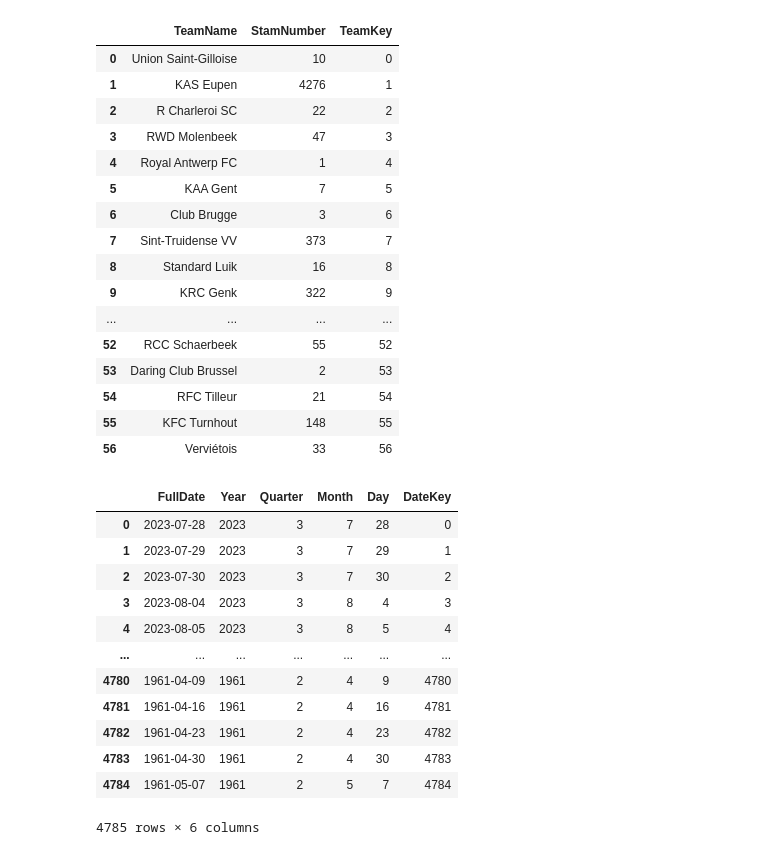
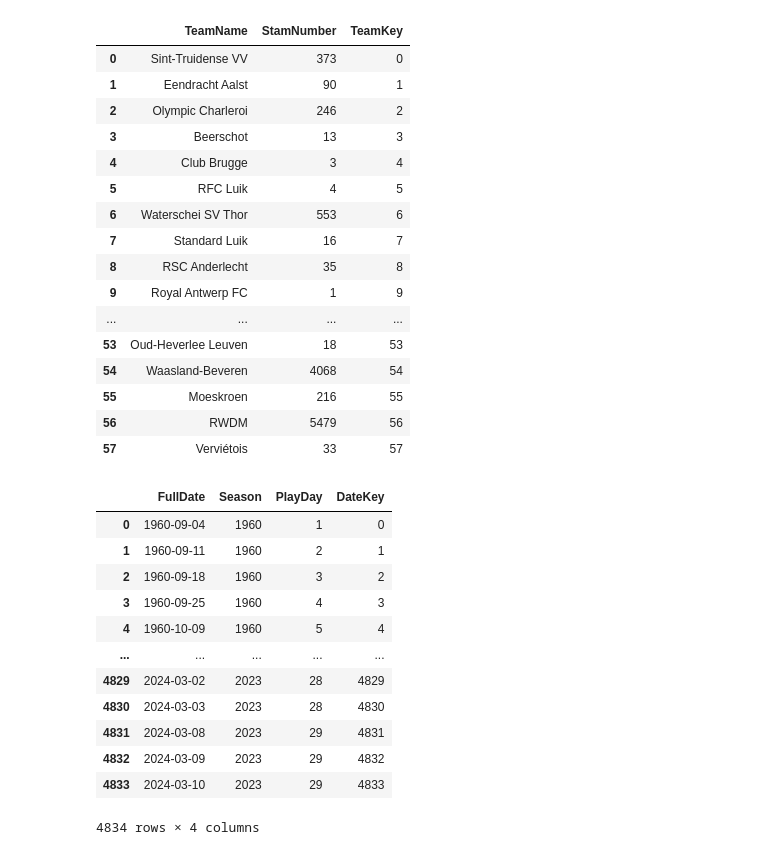
Before and after one commit to RobbeVDK/DEP1-2023-2024-groep04, a Jupyter notebook: bulk_insert_data.ipynb, the cells around one changed output. Drawn from its saved outputs; the diff is of its cells as text; code cells hidden in the pictures.

```diff
--- a/bulk_insert_data.ipynb
+++ b/bulk_insert_data.ipynb
@@ -1,15 +1,15 @@
 # %%
 import pandas as pd;
 # %%
-doelpunten_df = pd.read_csv('./csv/doelpunten.csv',sep=';',names=['seizoen', 'dag', 'datum', 'tijd', 'id_match', 'thuisploeg_stamnummer',
-       'thuisploeg', 'uitploeg', 'uitploeg_stamnummer', 'goal_time',
-       'real_time_goal', 'goal_team_naam', 'goal_team_stamnummer',
+doelpunten_df = pd.read_csv('./csv/lectoren_bestanden/doelpunten.csv',sep=';',names=['seizoen', 'dag', 'datum', 'tijd', 'id_match', 'thuisploeg_stamnummer',
+       'thuisploeg', 'uitploeg_stamnummer', 'uitploeg', 'goal_time',
+       'real_time_goal', 'goal_team_stamnummer', 'goal_team_naam',
        'stand_thuis', 'stand_uit'])
-klassement_df = pd.read_csv('./csv/klassement.csv',sep=';',names=['seizoen', 'speeldag', 'stand', 'id_ploeg', 'naam_ploeg',
+klassement_df = pd.read_csv('./csv/lectoren_bestanden/klassement.csv',sep=';',names=['seizoen', 'speeldag', 'stand', 'id_ploeg', 'naam_ploeg',
        'aantal_wedstrijden', 'aantal_gewonnen', 'aantal_gelijk',
        'aantal_verloren', 'doelpunten_voor', 'doelpunten_tegen', 'verschil',
        'punten_2p_links', 'punten_2p_rechts', 'punten_3p'])
-wedstrijden_df = pd.read_csv('./csv/wedstrijden.csv',sep=';',names=['seizoen', 'speeldag', 'datum', 'tijd', 'id_match',
+wedstrijden_df = pd.read_csv('./csv/lectoren_bestanden/wedstrijden.csv',sep=';',names=['seizoen', 'speeldag', 'datum', 'tijd', 'id_match',
        'thuisploeg_stamnummer', 'thuisploeg', 'uitploeg_stamnummer',
        'uitploeg', 'doelpunten_thuisploeg', 'doelpunten_uitploeg'])
 # %%
@@ -41,51 +42,48 @@ dim_team_df['TeamKey'] = dim_team_df.index
 dim_team_df
 # %% [output]
 |  | TeamName | StamNumber | TeamKey |
-| 0 | Union Saint-Gilloise | 10 | 0 |
-| 1 | KAS Eupen | 4276 | 1 |
-| 2 | R Charleroi SC | 22 | 2 |
-| 3 | RWD Molenbeek | 47 | 3 |
-| 4 | Royal Antwerp FC | 1 | 4 |
-| 5 | KAA Gent | 7 | 5 |
-| 6 | Club Brugge | 3 | 6 |
-| 7 | Sint-Truidense VV | 373 | 7 |
-| 8 | Standard Luik | 16 | 8 |
-| 9 | KRC Genk | 322 | 9 |
+| 0 | Sint-Truidense VV | 373 | 0 |
+| 1 | Eendracht Aalst | 90 | 1 |
+| 2 | Olympic Charleroi | 246 | 2 |
+| 3 | Beerschot | 13 | 3 |
+| 4 | Club Brugge | 3 | 4 |
+| 5 | RFC Luik | 4 | 5 |
+| 6 | Waterschei SV Thor | 553 | 6 |
+| 7 | Standard Luik | 16 | 7 |
+| 8 | RSC Anderlecht | 35 | 8 |
+| 9 | Royal Antwerp FC | 1 | 9 |
 | ... | ... | ... | ... |
-| 52 | RCC Schaerbeek | 55 | 52 |
-| 53 | Daring Club Brussel | 2 | 53 |
-| 54 | RFC Tilleur | 21 | 54 |
-| 55 | KFC Turnhout | 148 | 55 |
-| 56 | Verviétois | 33 | 56 |
+| 53 | Oud-Heverlee Leuven | 18 | 53 |
+| 54 | Waasland-Beveren | 4068 | 54 |
+| 55 | Moeskroen | 216 | 55 |
+| 56 | RWDM | 5479 | 56 |
+| 57 | Verviétois | 33 | 57 |
 # %%
 import pandas as pd
 
 
 dim_date_df = pd.DataFrame()
 dim_date_df['FullDate'] = pd.to_datetime(wedstrijden_df['datum'], format='%Y/%m/%d')
-dim_date_df['Year'] = pd.to_datetime(wedstrijden_df['datum'], format='%Y/%m/%d').dt.year
-dim_date_df['Quarter'] = pd.to_datetime(wedstrijden_df['datum'], format='%Y/%m/%d').dt.quarter
-dim_date_df['Month'] = pd.to_datetime(wedstrijden_df['datum'], format='%Y/%m/%d').dt.month
-dim_date_df['Day'] = pd.to_datetime(wedstrijden_df['datum'], format='%Y/%m/%d').dt.day
-
+dim_date_df['Season'] = wedstrijden_df['seizoen']
+dim_date_df['PlayDay'] = wedstrijden_df['speeldag']
 dim_date_df = dim_date_df.drop_duplicates()
 dim_date_df = dim_date_df.reset_index(drop=True)
 dim_date_df['DateKey'] = dim_date_df.index
 dim_date_df
 # %% [output]
-|  | FullDate | Year | Quarter | Month | Day | DateKey |
-| 0 | 2023-07-28 | 2023 | 3 | 7 | 28 | 0 |
-| 1 | 2023-07-29 | 2023 | 3 | 7 | 29 | 1 |
-| 2 | 2023-07-30 | 2023 | 3 | 7 | 30 | 2 |
-| 3 | 2023-08-04 | 2023 | 3 | 8 | 4 | 3 |
-| 4 | 2023-08-05 | 2023 | 3 | 8 | 5 | 4 |
-| ... | ... | ... | ... | ... | ... | ... |
-| 4780 | 1961-04-09 | 1961 | 2 | 4 | 9 | 4780 |
-| 4781 | 1961-04-16 | 1961 | 2 | 4 | 16 | 4781 |
-| 4782 | 1961-04-23 | 1961 | 2 | 4 | 23 | 4782 |
-| 4783 | 1961-04-30 | 1961 | 2 | 4 | 30 | 4783 |
-| 4784 | 1961-05-07 | 1961 | 2 | 5 | 7 | 4784 |
+|  | FullDate | Season | PlayDay | DateKey |
+| 0 | 1960-09-04 | 1960 | 1 | 0 |
+| 1 | 1960-09-11 | 1960 | 2 | 1 |
+| 2 | 1960-09-18 | 1960 | 3 | 2 |
+| 3 | 1960-09-25 | 1960 | 4 | 3 |
+| 4 | 1960-10-09 | 1960 | 5 | 4 |
+| ... | ... | ... | ... | ... |
+| 4829 | 2024-03-02 | 2023 | 28 | 4829 |
+| 4830 | 2024-03-03 | 2023 | 28 | 4830 |
+| 4831 | 2024-03-08 | 2023 | 29 | 4831 |
+| 4832 | 2024-03-09 | 2023 | 29 | 4832 |
+| 4833 | 2024-03-10 | 2023 | 29 | 4833 |
-4785 rows × 6 columns
+4834 rows × 4 columns
 # %%
 dim_time_df = pd.DataFrame()
 dim_time_df['Hour'] = pd.to_datetime(wedstrijden_df['tijd'], format="%H:%M").dt.hour
```
Also changed, not shown: parts of 7 cells of this notebook, 6 other files.
